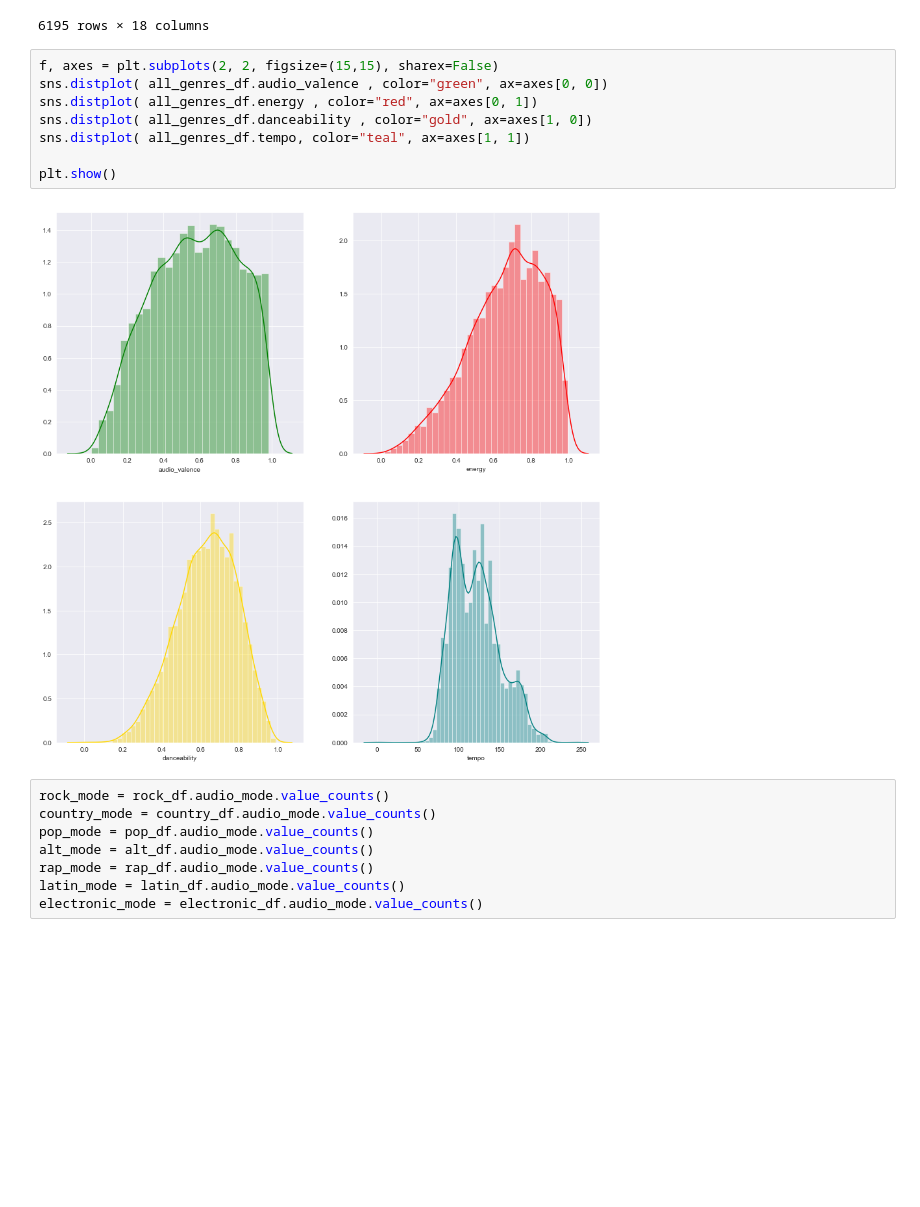
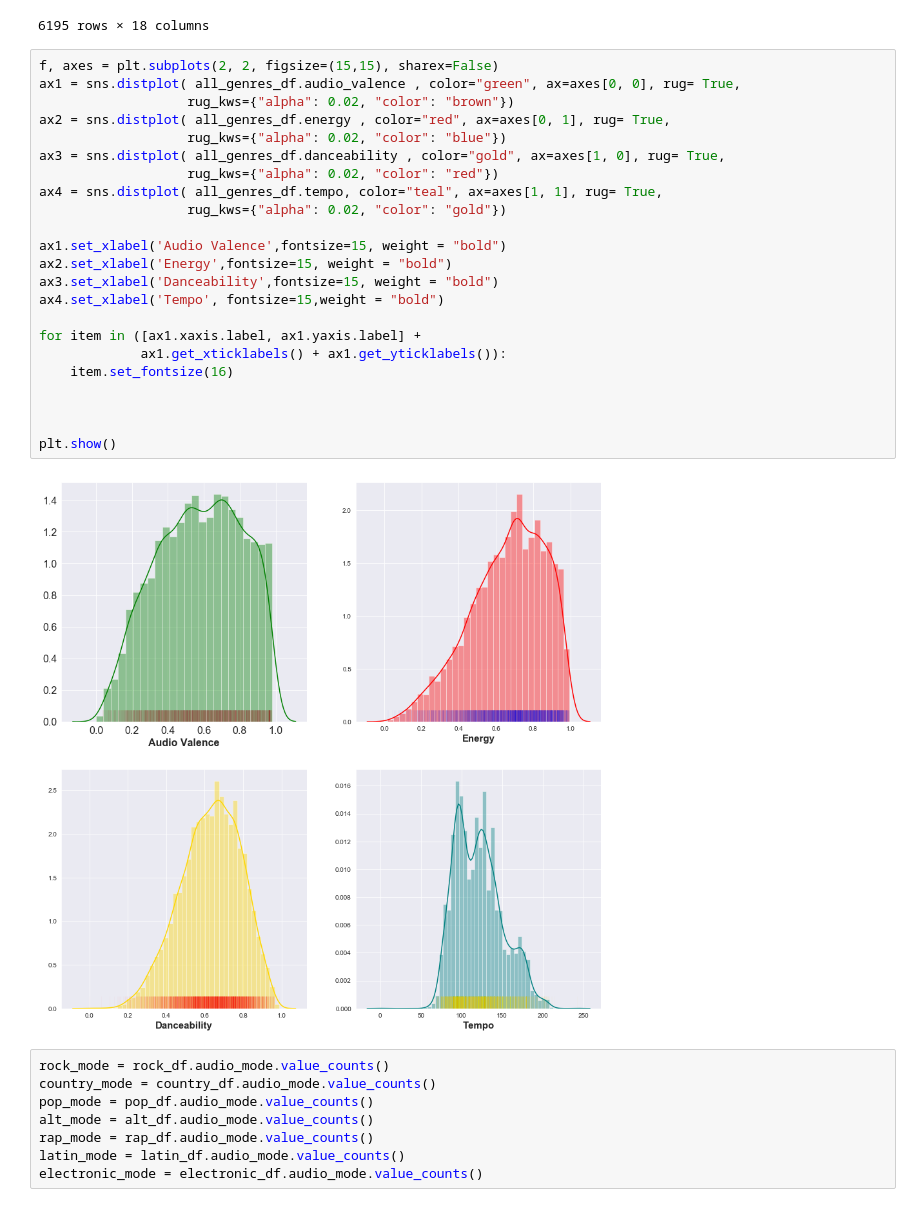
Before and after one commit to GolAbrishami/anlt232hw2, a Jupyter notebook: Final_Draft.ipynb, the cells around one changed output. Cells and saved outputs as stored; diff of their text form; blank space fills up the shorter version.

```diff
--- a/Final_Draft.ipynb
+++ b/Final_Draft.ipynb
@@ -249,14 +249,29 @@ all_genres_df
 6195 rows × 18 columns
 # %%
 f, axes = plt.subplots(2, 2, figsize=(15,15), sharex=False)
-sns.distplot( all_genres_df.audio_valence , color="green", ax=axes[0, 0])
-sns.distplot( all_genres_df.energy , color="red", ax=axes[0, 1])
-sns.distplot( all_genres_df.danceability , color="gold", ax=axes[1, 0])
-sns.distplot( all_genres_df.tempo, color="teal", ax=axes[1, 1])
+ax1 = sns.distplot( all_genres_df.audio_valence , color="green", ax=axes[0, 0], rug= True,
+                   rug_kws={"alpha": 0.02, "color": "brown"})
+ax2 = sns.distplot( all_genres_df.energy , color="red", ax=axes[0, 1], rug= True,
+                   rug_kws={"alpha": 0.02, "color": "blue"})
+ax3 = sns.distplot( all_genres_df.danceability , color="gold", ax=axes[1, 0], rug= True,
+                   rug_kws={"alpha": 0.02, "color": "red"})
+ax4 = sns.distplot( all_genres_df.tempo, color="teal", ax=axes[1, 1], rug= True,
+                   rug_kws={"alpha": 0.02, "color": "gold"})
+
+ax1.set_xlabel('Audio Valence',fontsize=15, weight = "bold")
+ax2.set_xlabel('Energy',fontsize=15, weight = "bold")
+ax3.set_xlabel('Danceability',fontsize=15, weight = "bold")
+ax4.set_xlabel('Tempo', fontsize=15,weight = "bold")
+
+for item in ([ax1.xaxis.label, ax1.yaxis.label] +
+             ax1.get_xticklabels() + ax1.get_yticklabels()):
+    item.set_fontsize(16)
+
+
 
 plt.show()
 # %% [output]
-[figure, old version]
+[figure, new version]
 # %%
 rock_mode = rock_df.audio_mode.value_counts()
 country_mode = country_df.audio_mode.value_counts()
```
